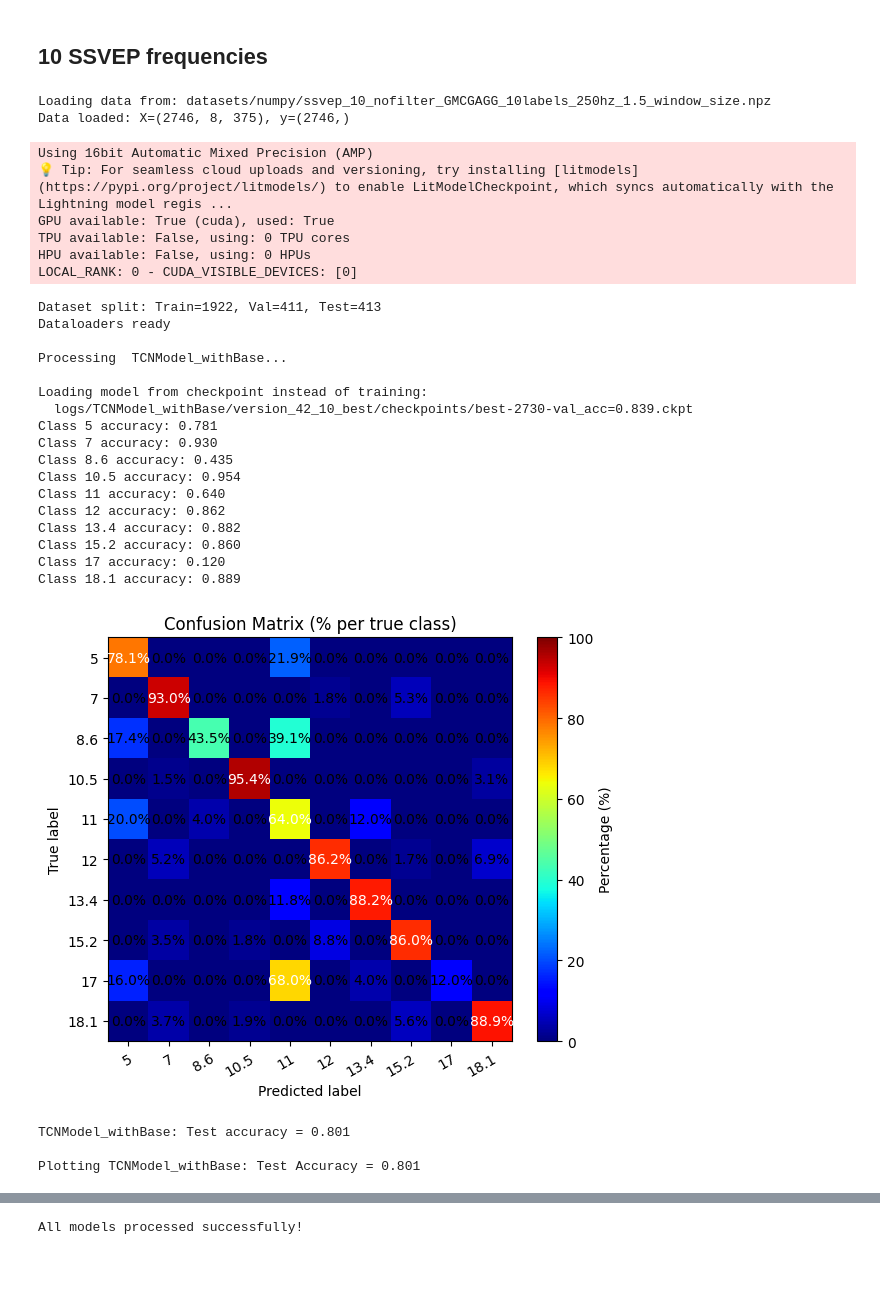
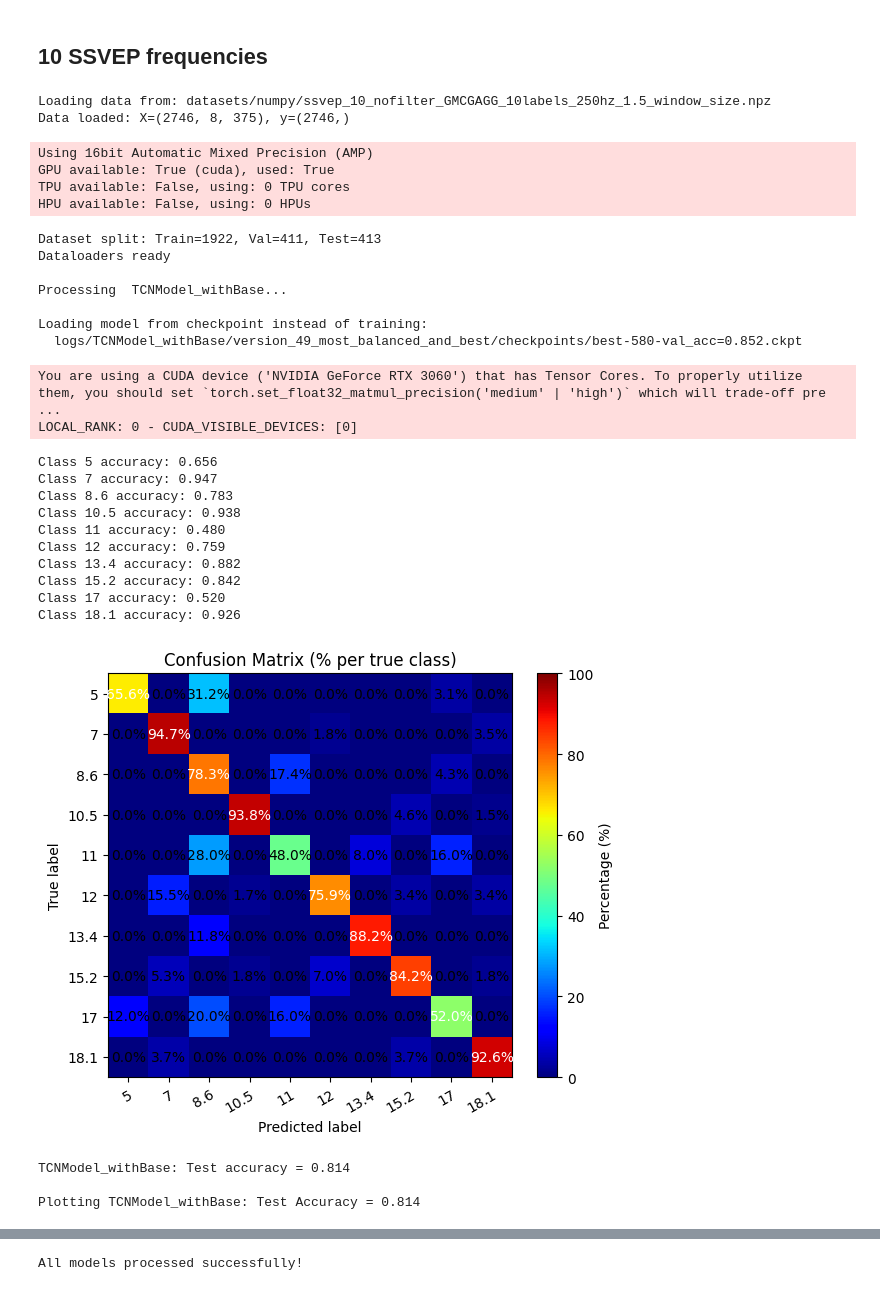
Before and after one commit to GeorgTenzing/EEG_Classification, a Jupyter notebook: Result_presentation.ipynb, the cells around one changed output, grey strips where cells are left out. Cells and saved outputs as stored; diff of their text form; code cells hidden in the pictures.

Commit message:
improved model on 10 freq

```diff
--- a/Result_presentation.ipynb
+++ b/Result_presentation.ipynb
@@ -133,49 +133,49 @@ shared_parameters_ssvep = {
     "data_path": "datasets/numpy/ssvep_10_nofilter_GMCGAGG_10labels_250hz_1.5_window_size.npz",
 
     "DATASET_CLASS": EEGDataset_with_filters,
 
     "NOTCH_50": True,
     "OCCIPITAL_SLICE": slice(0, 8),
 
     "MAX_TIME": "00:00:01:00",
     "MODEL_KWARGS": {
         "in_channels": 8,
         "num_classes": 10,
         "class_labels": [5, 7, 8.6, 10.5, 11, 12, 13.4, 15.2, 17, 18.1],
-        "class_weights": [1.0, 1.0, 1.0, 1.0, 1.0, 1.0, 1.0, 1.0, 1.0, 1.0],
+        "class_weights": [1.0, 1.0, 1.5, 1.0, 1.5, 1.0, 1.0, 1.0, 1.5, 1.0],
     },
 
     "skip_training": True,
-    "LOAD_CHECKPOINT": "logs/TCNModel_withBase/version_42_10_best/checkpoints/best-2730-val_acc=0.839.ckpt",
+    "LOAD_CHECKPOINT": "logs/TCNModel_withBase/version_49_most_balanced_and_best/checkpoints/best-580-val_acc=0.852.ckpt",
 }
 results, test_loader = run_multiple_models(models, shared_parameters_ssvep)
 # %% [output]
 Loading data from: datasets/numpy/ssvep_10_nofilter_GMCGAGG_10labels_250hz_1.5_window_size.npz
 Data loaded: X=(2746, 8, 375), y=(2746,)
 Using 16bit Automatic Mixed Precision (AMP)
-💡 Tip: For seamless cloud uploads and versioning, try installing [litmodels](https://pypi.org/project/litmodels/) to enable LitModelCheckpoint, which syncs automatically with the Lightning model regis ...
 GPU available: True (cuda), used: True
 TPU available: False, using: 0 TPU cores
 HPU available: False, using: 0 HPUs
-LOCAL_RANK: 0 - CUDA_VISIBLE_DEVICES: [0]
 Dataset split: Train=1922, Val=411, Test=413
 Dataloaders ready
 
 Processing  TCNModel_withBase...
 
 Loading model from checkpoint instead of training:
-  logs/TCNModel_withBase/version_42_10_best/checkpoints/best-2730-val_acc=0.839.ckpt
-Class 5 accuracy: 0.781
-Class 7 accuracy: 0.930
-Class 8.6 accuracy: 0.435
-Class 10.5 accuracy: 0.954
-Class 11 accuracy: 0.640
-Class 12 accuracy: 0.862
-Class 13.4 accuracy: 0.882
-Class 15.2 accuracy: 0.860
-Class 17 accuracy: 0.120
-Class 18.1 accuracy: 0.889
+  logs/TCNModel_withBase/version_49_most_balanced_and_best/checkpoints/best-580-val_acc=0.852.ckpt
+You are using a CUDA device ('NVIDIA GeForce RTX 3060') that has Tensor Cores. To properly utilize them, you should set `torch.set_float32_matmul_precision('medium' | 'high')` which will trade-off pre ...
+LOCAL_RANK: 0 - CUDA_VISIBLE_DEVICES: [0]
+Class 5 accuracy: 0.656
+Class 7 accuracy: 0.947
+Class 8.6 accuracy: 0.783
+Class 10.5 accuracy: 0.938
+Class 11 accuracy: 0.480
+Class 12 accuracy: 0.759
+Class 13.4 accuracy: 0.882
+Class 15.2 accuracy: 0.842
+Class 17 accuracy: 0.520
+Class 18.1 accuracy: 0.926
-[figure, old version]
+[figure, new version]
-TCNModel_withBase: Test accuracy = 0.801
-
-Plotting TCNModel_withBase: Test Accuracy = 0.801
+TCNModel_withBase: Test accuracy = 0.814
+
+Plotting TCNModel_withBase: Test Accuracy = 0.814
@@ -183 +183 @@ Plotting TCNModel_withBase: Test Accuracy = 0.801
-All models processed successfully!
+All models processed successfully!
```
Also changed, not shown: parts of 1 cell of this notebook, 9 other files.
